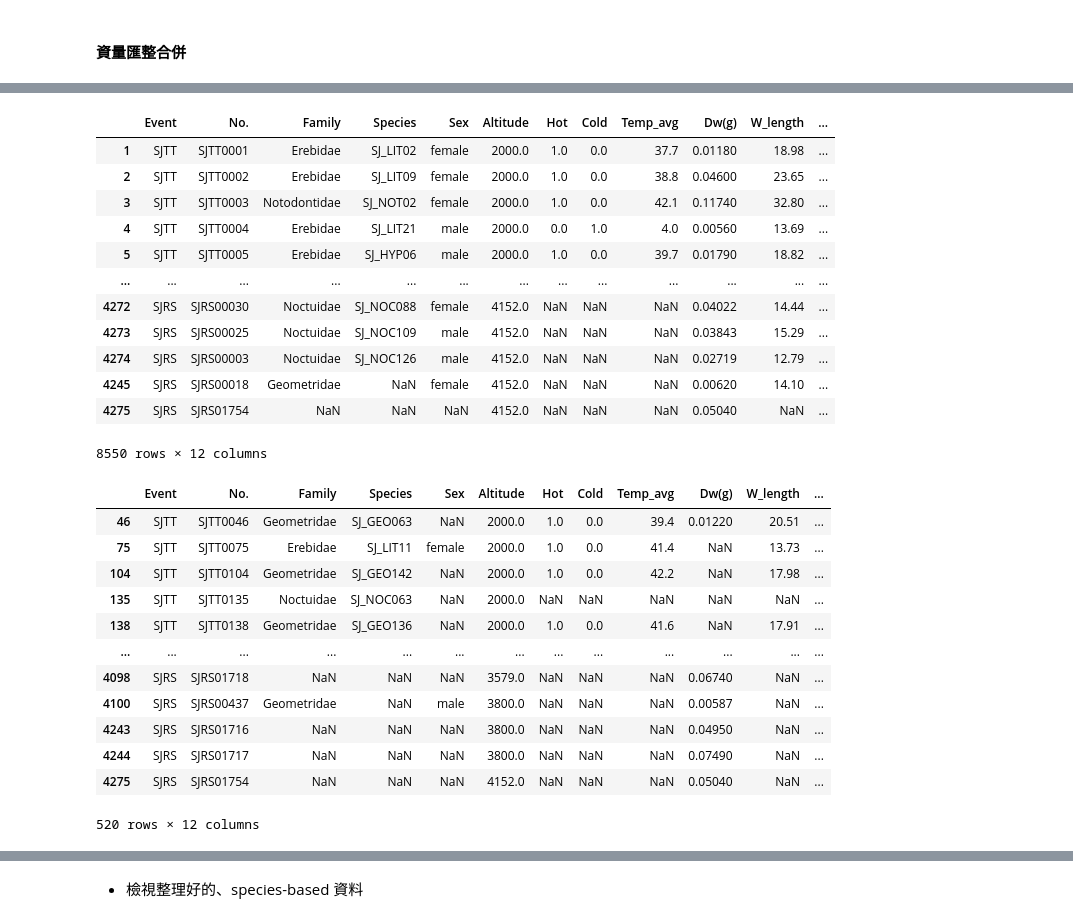
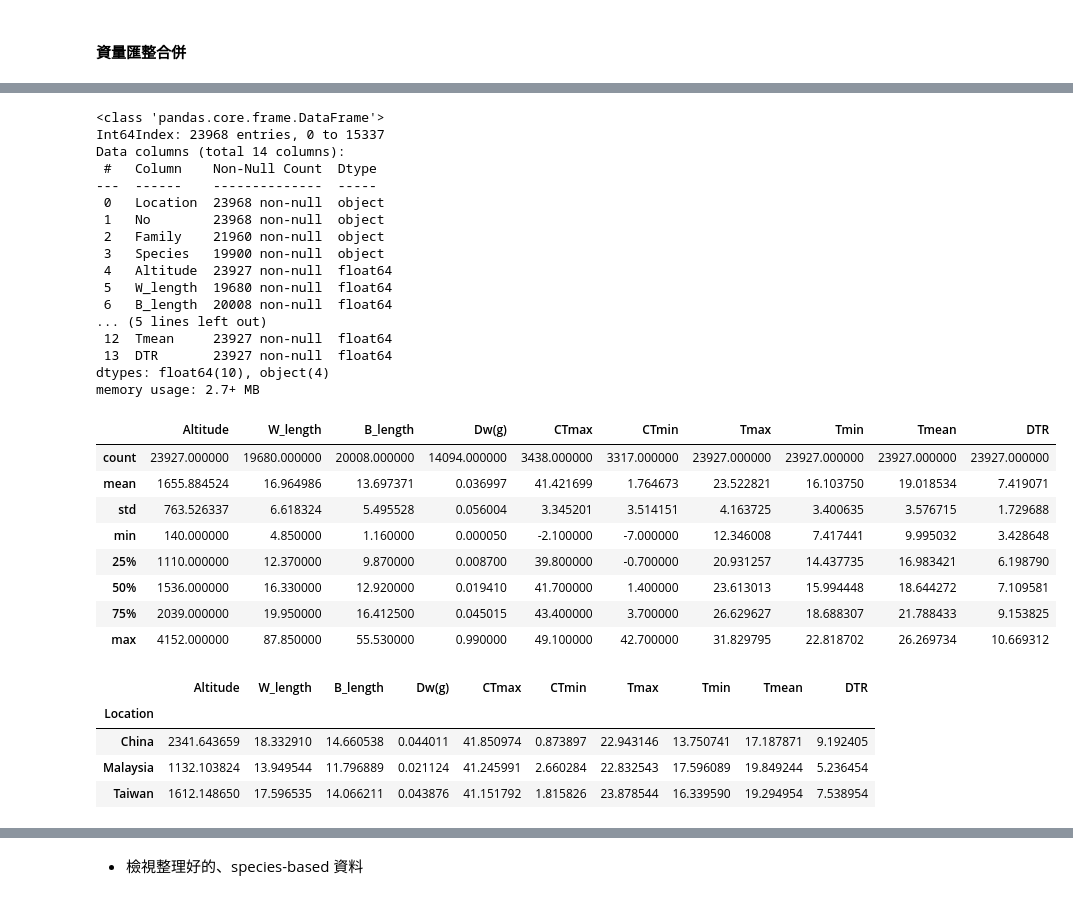
Before and after one commit to YunghuiHsu/Moth_Project, a Jupyter notebook: Moth_thermal/data/meta_thermal_rangesize/get_meta.ipynb, the cells around one changed output, grey strips where cells are left out. Drawn from its saved outputs; the diff is of its cells as text; code cells hidden in the pictures.

```diff
--- a/Moth_thermal/data/meta_thermal_rangesize/get_meta.ipynb
+++ b/Moth_thermal/data/meta_thermal_rangesize/get_meta.ipynb
@@ -177,32 +210,43 @@ df.describe()
-# %%
-df
-# %% [output]
-|  | Event | No. | Family | Species | Sex | Altitude | Hot | Cold | Temp_avg | Dw(g) | W_length | ... |
-| 1 | SJTT | SJTT0001 | Erebidae | SJ_LIT02 | female | 2000.0 | 1.0 | 0.0 | 37.7 | 0.01180 | 18.98 | ... |
-| 2 | SJTT | SJTT0002 | Erebidae | SJ_LIT09 | female | 2000.0 | 1.0 | 0.0 | 38.8 | 0.04600 | 23.65 | ... |
-| 3 | SJTT | SJTT0003 | Notodontidae | SJ_NOT02 | female | 2000.0 | 1.0 | 0.0 | 42.1 | 0.11740 | 32.80 | ... |
-| 4 | SJTT | SJTT0004 | Erebidae | SJ_LIT21 | male | 2000.0 | 0.0 | 1.0 | 4.0 | 0.00560 | 13.69 | ... |
-| 5 | SJTT | SJTT0005 | Erebidae | SJ_HYP06 | male | 2000.0 | 1.0 | 0.0 | 39.7 | 0.01790 | 18.82 | ... |
-| ... | ... | ... | ... | ... | ... | ... | ... | ... | ... | ... | ... | ... |
-| 4272 | SJRS | SJRS00030 | Noctuidae | SJ_NOC088 | female | 4152.0 | NaN | NaN | NaN | 0.04022 | 14.44 | ... |
-| 4273 | SJRS | SJRS00025 | Noctuidae | SJ_NOC109 | male | 4152.0 | NaN | NaN | NaN | 0.03843 | 15.29 | ... |
-| 4274 | SJRS | SJRS00003 | Noctuidae | SJ_NOC126 | male | 4152.0 | NaN | NaN | NaN | 0.02719 | 12.79 | ... |
-| 4245 | SJRS | SJRS00018 | Geometridae | NaN | female | 4152.0 | NaN | NaN | NaN | 0.00620 | 14.10 | ... |
-| 4275 | SJRS | SJRS01754 | NaN | NaN | NaN | 4152.0 | NaN | NaN | NaN | 0.05040 | NaN | ... |
-8550 rows × 12 columns
-# %%
-df.query('B_length.isnull()')
-# %% [output]
-|  | Event | No. | Family | Species | Sex | Altitude | Hot | Cold | Temp_avg | Dw(g) | W_length | ... |
-| 46 | SJTT | SJTT0046 | Geometridae | SJ_GEO063 | NaN | 2000.0 | 1.0 | 0.0 | 39.4 | 0.01220 | 20.51 | ... |
-| 75 | SJTT | SJTT0075 | Erebidae | SJ_LIT11 | female | 2000.0 | 1.0 | 0.0 | 41.4 | NaN | 13.73 | ... |
-| 104 | SJTT | SJTT0104 | Geometridae | SJ_GEO142 | NaN | 2000.0 | 1.0 | 0.0 | 42.2 | NaN | 17.98 | ... |
-| 135 | SJTT | SJTT0135 | Noctuidae | SJ_NOC063 | NaN | 2000.0 | NaN | NaN | NaN | NaN | NaN | ... |
-| 138 | SJTT | SJTT0138 | Geometridae | SJ_GEO136 | NaN | 2000.0 | 1.0 | 0.0 | 41.6 | NaN | 17.91 | ... |
-| ... | ... | ... | ... | ... | ... | ... | ... | ... | ... | ... | ... | ... |
-| 4098 | SJRS | SJRS01718 | NaN | NaN | NaN | 3579.0 | NaN | NaN | NaN | 0.06740 | NaN | ... |
-| 4100 | SJRS | SJRS00437 | Geometridae | NaN | male | 3800.0 | NaN | NaN | NaN | 0.00587 | NaN | ... |
-| 4243 | SJRS | SJRS01716 | NaN | NaN | NaN | 3800.0 | NaN | NaN | NaN | 0.04950 | NaN | ... |
-| 4244 | SJRS | SJRS01717 | NaN | NaN | NaN | 3800.0 | NaN | NaN | NaN | 0.07490 | NaN | ... |
-| 4275 | SJRS | SJRS01754 | NaN | NaN | NaN | 4152.0 | NaN | NaN | NaN | 0.05040 | NaN | ... |
-520 rows × 12 columns
+# %%
+# col_sel = ['Location', 'No', 'Family', 'Species',  'Altitude', 'W_length', 'B_length', 'Dw(g)', 'CTmax', 'CTmin', 'Tmax', 'Tmin', 'Tmean', 'DTR', ]
+# df_SJ, df_MC, df_CA = df_SJ_TTRS[col_sel], df_MC_TTRS[col_sel], df_CA_TTRS[col_sel]
+# df_TTRS = pd.concat([df_CA, df_SJ, df_MC])
+# df_TTRS.to_csv('data/df_TTRS.csv')
+df_TTRS = pd.read_csv('data/df_TTRS.csv', index_col=0)
+df_TTRS.info()
+df_TTRS.describe()
+# %% [output]
+<class 'pandas.core.frame.DataFrame'>
+Int64Index: 23968 entries, 0 to 15337
+Data columns (total 14 columns):
+ #   Column    Non-Null Count  Dtype
+---  ------    --------------  -----
+ 0   Location  23968 non-null  object
+ 1   No        23968 non-null  object
+ 2   Family    21960 non-null  object
+ 3   Species   19900 non-null  object
+ 4   Altitude  23927 non-null  float64
+ 5   W_length  19680 non-null  float64
+ 6   B_length  20008 non-null  float64
+... (5 lines left out)
+ 12  Tmean     23927 non-null  float64
+ 13  DTR       23927 non-null  float64
+dtypes: float64(10), object(4)
+memory usage: 2.7+ MB
+|  | Altitude | W_length | B_length | Dw(g) | CTmax | CTmin | Tmax | Tmin | Tmean | DTR |
+| count | 23927.000000 | 19680.000000 | 20008.000000 | 14094.000000 | 3438.000000 | 3317.000000 | 23927.000000 | 23927.000000 | 23927.000000 | 23927.000000 |
+| mean | 1655.884524 | 16.964986 | 13.697371 | 0.036997 | 41.421699 | 1.764673 | 23.522821 | 16.103750 | 19.018534 | 7.419071 |
+| std | 763.526337 | 6.618324 | 5.495528 | 0.056004 | 3.345201 | 3.514151 | 4.163725 | 3.400635 | 3.576715 | 1.729688 |
+| min | 140.000000 | 4.850000 | 1.160000 | 0.000050 | -2.100000 | -7.000000 | 12.346008 | 7.417441 | 9.995032 | 3.428648 |
+| 25% | 1110.000000 | 12.370000 | 9.870000 | 0.008700 | 39.800000 | -0.700000 | 20.931257 | 14.437735 | 16.983421 | 6.198790 |
+| 50% | 1536.000000 | 16.330000 | 12.920000 | 0.019410 | 41.700000 | 1.400000 | 23.613013 | 15.994448 | 18.644272 | 7.109581 |
+| 75% | 2039.000000 | 19.950000 | 16.412500 | 0.045015 | 43.400000 | 3.700000 | 26.629627 | 18.688307 | 21.788433 | 9.153825 |
+| max | 4152.000000 | 87.850000 | 55.530000 | 0.990000 | 49.100000 | 42.700000 | 31.829795 | 22.818702 | 26.269734 | 10.669312 |
+# %%
+df_TTRS.groupby('Location').mean()
+# %% [output]
+|  | Altitude | W_length | B_length | Dw(g) | CTmax | CTmin | Tmax | Tmin | Tmean | DTR |
+| Location |  |  |  |  |  |  |  |  |  |  |
+| China | 2341.643659 | 18.332910 | 14.660538 | 0.044011 | 41.850974 | 0.873897 | 22.943146 | 13.750741 | 17.187871 | 9.192405 |
+| Malaysia | 1132.103824 | 13.949544 | 11.796889 | 0.021124 | 41.245991 | 2.660284 | 22.832543 | 17.596089 | 19.849244 | 5.236454 |
+| Taiwan | 1612.148650 | 17.596535 | 14.066211 | 0.043876 | 41.151792 | 1.815826 | 23.878544 | 16.339590 | 19.294954 | 7.538954 |
```
Also changed, not shown: parts of 33 cells of this notebook.
